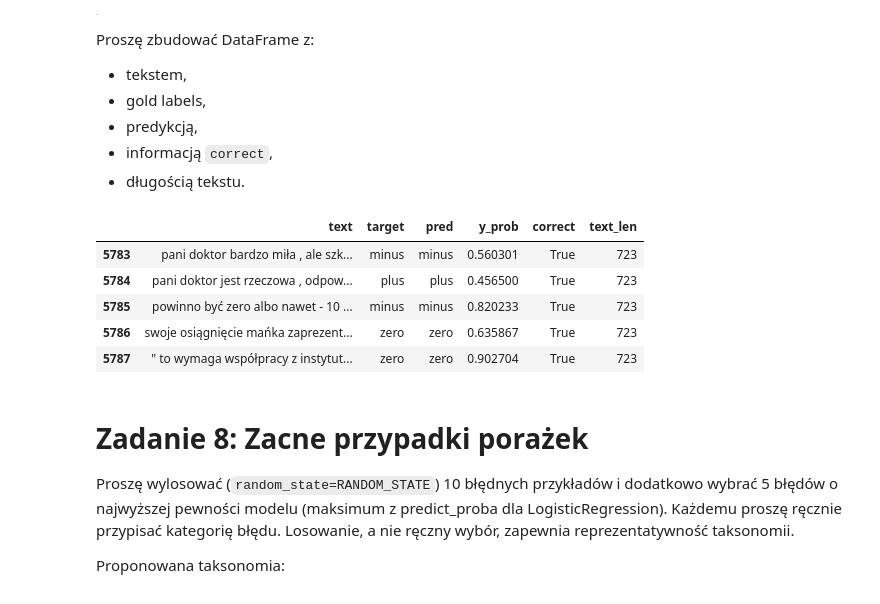
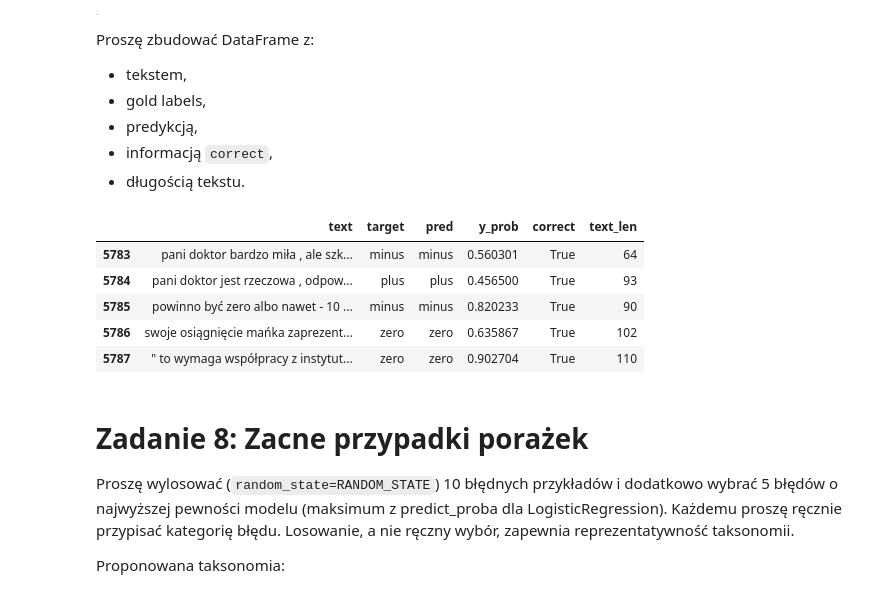
Before and after one commit to LukaszKluza/NaturaLanguageProcessing, a Jupyter notebook: Lab_2/002_Baseline.ipynb, the cells around one changed output. Drawn from its saved outputs; the diff is of its cells as text; code cells hidden in the pictures.

```diff
--- a/Lab_2/002_Baseline.ipynb
+++ b/Lab_2/002_Baseline.ipynb
@@ -709,16 +707,16 @@ Proszę zbudować DataFrame z:
 # %%
 #TODO: error_analysis
 error_analysis = rep_lr.copy()
 error_analysis['correct'] = error_analysis['target'] == error_analysis['pred']
-error_analysis['text_len'] = len(error_analysis['text'])
+error_analysis['text_len'] = error_analysis['text'].str.findall(r'\w+').str.len()
 error_analysis.head()
 # %% [output]
 |  | text | target | pred | y_prob | correct | text_len |
-| 5783 | pani doktor bardzo miła , ale szk... | minus | minus | 0.560301 | True | 723 |
-| 5784 | pani doktor jest rzeczowa , odpow... | plus | plus | 0.456500 | True | 723 |
-| 5785 | powinno być zero albo nawet - 10 ... | minus | minus | 0.820233 | True | 723 |
-| 5786 | swoje osiągnięcie mańka zaprezent... | zero | zero | 0.635867 | True | 723 |
-| 5787 | " to wymaga współpracy z instytut... | zero | zero | 0.902704 | True | 723 |
+| 5783 | pani doktor bardzo miła , ale szk... | minus | minus | 0.560301 | True | 64 |
+| 5784 | pani doktor jest rzeczowa , odpow... | plus | plus | 0.456500 | True | 93 |
+| 5785 | powinno być zero albo nawet - 10 ... | minus | minus | 0.820233 | True | 90 |
+| 5786 | swoje osiągnięcie mańka zaprezent... | zero | zero | 0.635867 | True | 102 |
+| 5787 | " to wymaga współpracy z instytut... | zero | zero | 0.902704 | True | 110 |
 # %% [markdown]
 
 # Zadanie 8: Zacne przypadki porażek
```
Also changed, not shown: parts of 42 cells of this notebook, 14 other files.
